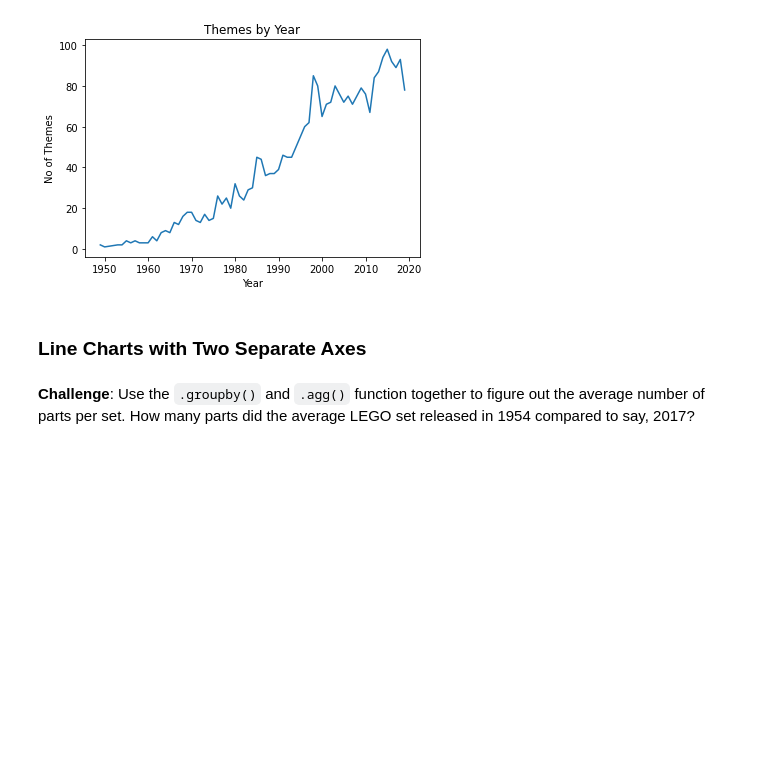
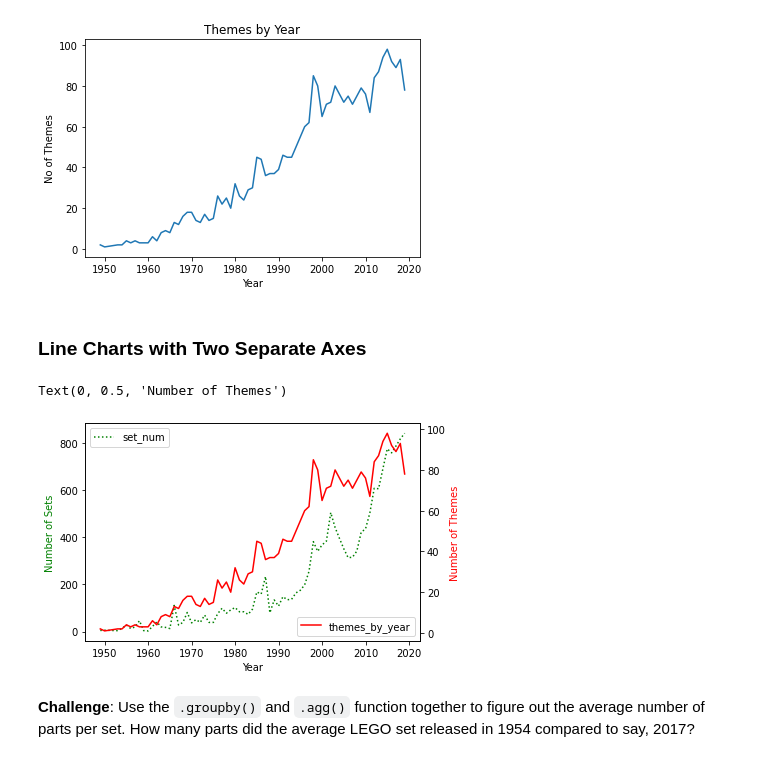
Before and after one commit to SadSack963/day-73_LEGO_aggregate, a Jupyter notebook: Lego_Analysis_for_Course_(start).ipynb, the cells around one changed output. Drawn from its saved outputs; the diff is of its cells as text; code cells hidden in the pictures; blank space fills up the shorter version.

```diff
--- a/Lego_Analysis_for_Course_(start).ipynb
+++ b/Lego_Analysis_for_Course_(start).ipynb
@@ -259,5 +262,23 @@ Text(0, 0.5, 'No of Themes')
 [figure]
 # %% [markdown]
 ### Line Charts with Two Separate Axes
+# %%
+# https://matplotlib.org/2.1.1/api/_as_gen/matplotlib.pyplot.plot.html
+# https://matplotlib.org/stable/tutorials/colors/colors.html
+# https://matplotlib.org/3.1.1/api/_as_gen/matplotlib.pyplot.gca.html
+# https://matplotlib.org/3.1.1/api/_as_gen/matplotlib.figure.Figure.html#matplotlib.figure.Figure.gca
+# https://matplotlib.org/stable/api/_as_gen/matplotlib.axes.Axes.twinx.html
+ax1 = plt.gca()  # get current axes
+ax2 = ax1.twinx()  # Create a twin Axes sharing the x axis
+ax1.plot(sets_by_year['set_num'][:-2], 'g:')
+ax2.plot(themes_by_year[:-2], color='r')
+ax1.legend(['set_num'], loc=2)
+ax2.legend(['themes_by_year'], loc='lower right')
+ax1.set_xlabel('Year')
+ax1.set_ylabel('Number of Sets', color='green')
+ax2.set_ylabel('Number of Themes', color='red')
+# %% [output]
+Text(0, 0.5, 'Number of Themes')
+[figure, added]
 # %% [markdown]
 **Challenge**: Use the <code>.groupby()</code> and <code>.agg()</code> function together to figure out the average number of parts per set. How many parts did the average LEGO set released in 1954 compared to say, 2017?
```
Also changed, not shown: parts of 18 cells of this notebook.
